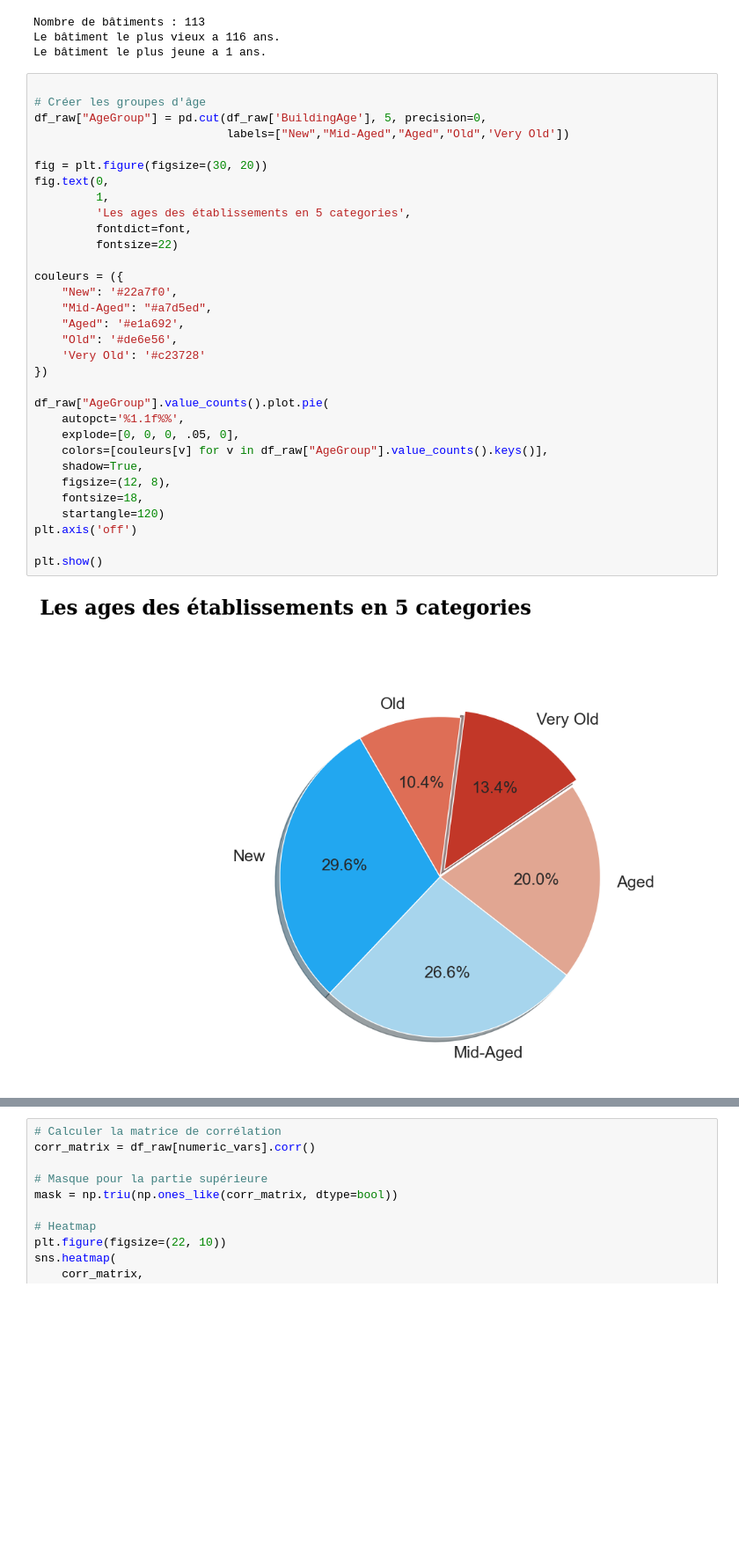
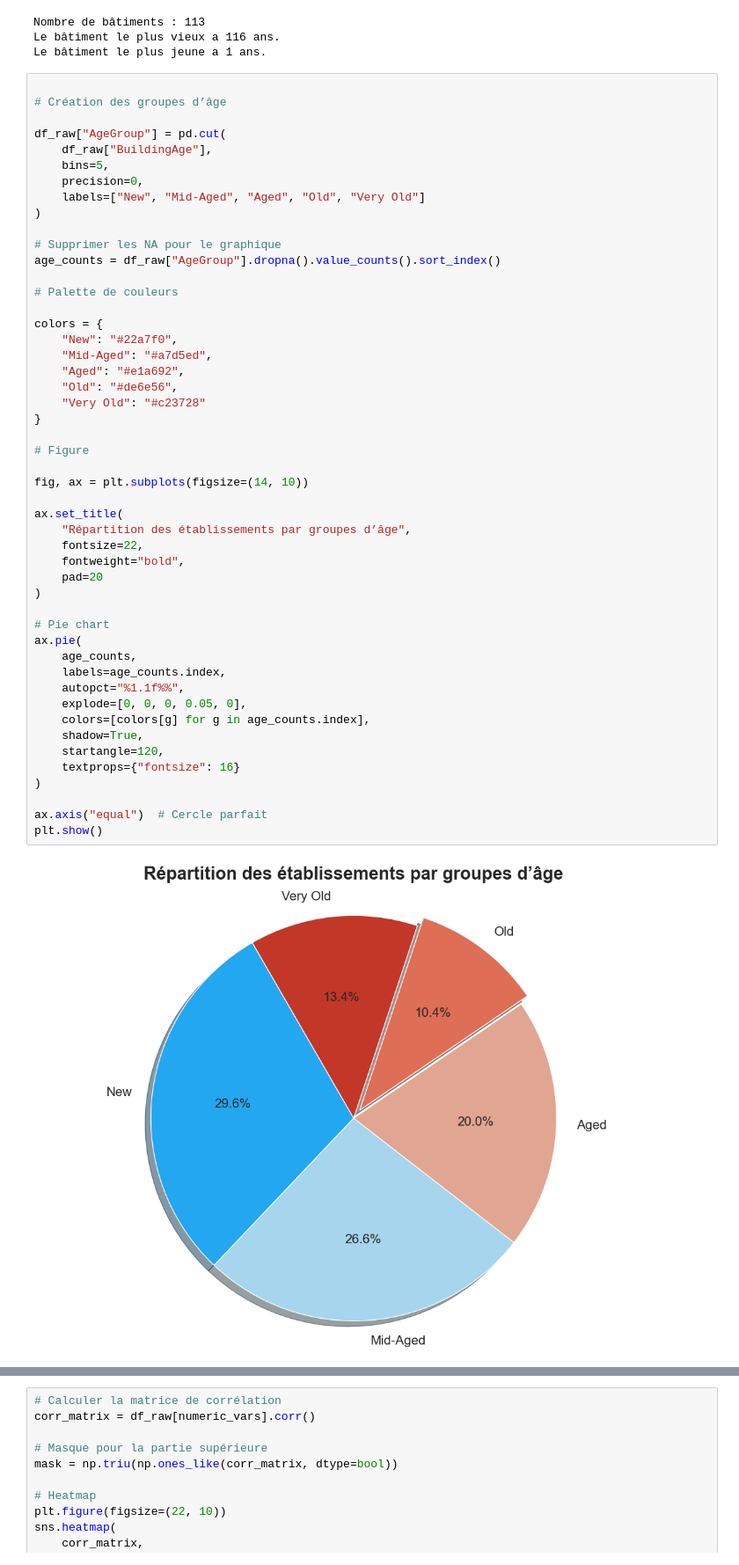
Before and after one commit to Ben10-som/ML-prediction-CO2, a Jupyter notebook: notebooks/02_Analyse_univariee.ipynb, the cells around one changed output, grey strips where cells are left out. Shown at 88% size. Drawn from its saved outputs; the diff is of its cells as text; blank space fills up the shorter version.

```diff
--- a/notebooks/02_Analyse_univariee.ipynb
+++ b/notebooks/02_Analyse_univariee.ipynb
@@ -922,35 +1027,52 @@ Le bâtiment le plus vieux a 116 ans.
 Le bâtiment le plus jeune a 1 ans.
 # %%
 
-# Créer les groupes d'âge
-df_raw["AgeGroup"] = pd.cut(df_raw['BuildingAge'], 5, precision=0,
-                            labels=["New","Mid-Aged","Aged","Old",'Very Old'])
+# Création des groupes d’âge
 
-fig = plt.figure(figsize=(30, 20))
-fig.text(0,
-         1,
-         'Les ages des établissements en 5 categories',
-         fontdict=font,
-         fontsize=22)
+df_raw["AgeGroup"] = pd.cut(
+    df_raw["BuildingAge"],
+    bins=5,
+    precision=0,
+    labels=["New", "Mid-Aged", "Aged", "Old", "Very Old"]
+)
 
-couleurs = ({
-    "New": '#22a7f0',
+# Supprimer les NA pour le graphique
+age_counts = df_raw["AgeGroup"].dropna().value_counts().sort_index()
+
+# Palette de couleurs
+
+colors = {
+    "New": "#22a7f0",
     "Mid-Aged": "#a7d5ed",
-    "Aged": '#e1a692',
-    "Old": '#de6e56',
-    'Very Old': '#c23728'
-})
+    "Aged": "#e1a692",
+    "Old": "#de6e56",
+    "Very Old": "#c23728"
+}
 
-df_raw["AgeGroup"].value_counts().plot.pie(
-    autopct='%1.1f%%',
-    explode=[0, 0, 0, .05, 0],
-    colors=[couleurs[v] for v in df_raw["AgeGroup"].value_counts().keys()],
+# Figure
+
+fig, ax = plt.subplots(figsize=(14, 10))
+
+ax.set_title(
+    "Répartition des établissements par groupes d’âge",
+    fontsize=22,
+    fontweight="bold",
+    pad=20
+)
+
+# Pie chart
+ax.pie(
+    age_counts,
+    labels=age_counts.index,
+    autopct="%1.1f%%",
+    explode=[0, 0, 0, 0.05, 0],
+    colors=[colors[g] for g in age_counts.index],
     shadow=True,
-    figsize=(12, 8),
-    fontsize=18,
-    startangle=120)
-plt.axis('off')
+    startangle=120,
+    textprops={"fontsize": 16}
+)
 
+ax.axis("equal")  # Cercle parfait
 plt.show()
 # %% [output]
-[figure, old version]
+[figure, new version]
```
Also changed, not shown: parts of 30 cells of this notebook.
